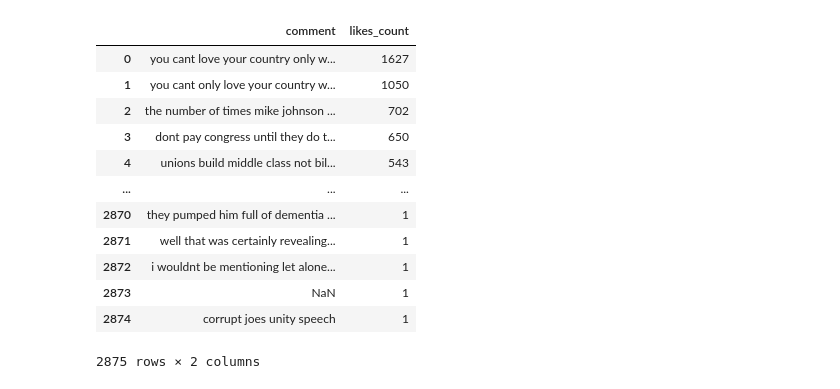
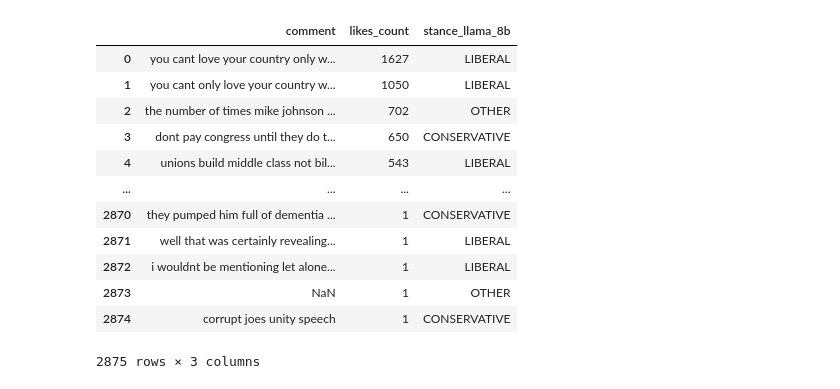
Before and after one commit to tyrionhuu/YouTube_Data_Science, a Jupyter notebook: stance_detection/src_analysis/cluster.ipynb, the cells around one changed output. Saved outputs shown, nothing was run; the diff lists cells and outputs as text; code cells hidden in the pictures.

```diff
--- a/stance_detection/src_analysis/cluster.ipynb
+++ b/stance_detection/src_analysis/cluster.ipynb
@@ -7,23 +7,23 @@ import os
 
 os.environ['TOKENIZERS_PARALLELISM'] = 'false'
 # %%
-with open('../preprocessed_comments/CNN-Full Speech: President Biden’s 2024 State of the Union address_liked.csv', 'r') as f:
+with open('../comments/comments2/CNN-Full Speech: President Biden’s 2024 State of the Union address_liked.csv', 'r') as f:
     df = pd.read_csv(f)
 df
 # %% [output]
-|  | comment | likes_count |
-| 0 | you cant love your country only w... | 1627 |
-| 1 | you cant only love your country w... | 1050 |
-| 2 | the number of times mike johnson ... | 702 |
-| 3 | dont pay congress until they do t... | 650 |
-| 4 | unions build middle class not bil... | 543 |
-| ... | ... | ... |
-| 2870 | they pumped him full of dementia ... | 1 |
-| 2871 | well that was certainly revealing... | 1 |
-| 2872 | i wouldnt be mentioning let alone... | 1 |
-| 2873 | NaN | 1 |
-| 2874 | corrupt joes unity speech | 1 |
+|  | comment | likes_count | stance_llama_8b |
+| 0 | you cant love your country only w... | 1627 | LIBERAL |
+| 1 | you cant only love your country w... | 1050 | LIBERAL |
+| 2 | the number of times mike johnson ... | 702 | OTHER |
+| 3 | dont pay congress until they do t... | 650 | CONSERVATIVE |
+| 4 | unions build middle class not bil... | 543 | LIBERAL |
+| ... | ... | ... | ... |
+| 2870 | they pumped him full of dementia ... | 1 | CONSERVATIVE |
+| 2871 | well that was certainly revealing... | 1 | LIBERAL |
+| 2872 | i wouldnt be mentioning let alone... | 1 | LIBERAL |
+| 2873 | NaN | 1 | OTHER |
+| 2874 | corrupt joes unity speech | 1 | CONSERVATIVE |
-2875 rows × 2 columns
+2875 rows × 3 columns
 # %%
 # Downloads the transformer to your device. After the first time running will load it from device
 model = SentenceTransformer('all-MiniLM-L6-v2')
```
Also changed, not shown: parts of 11 cells of this notebook, 7 other files.
